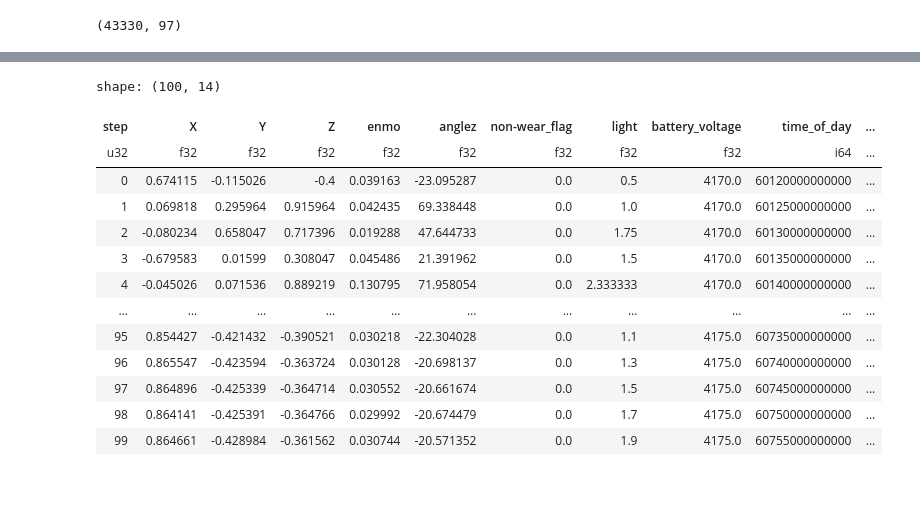
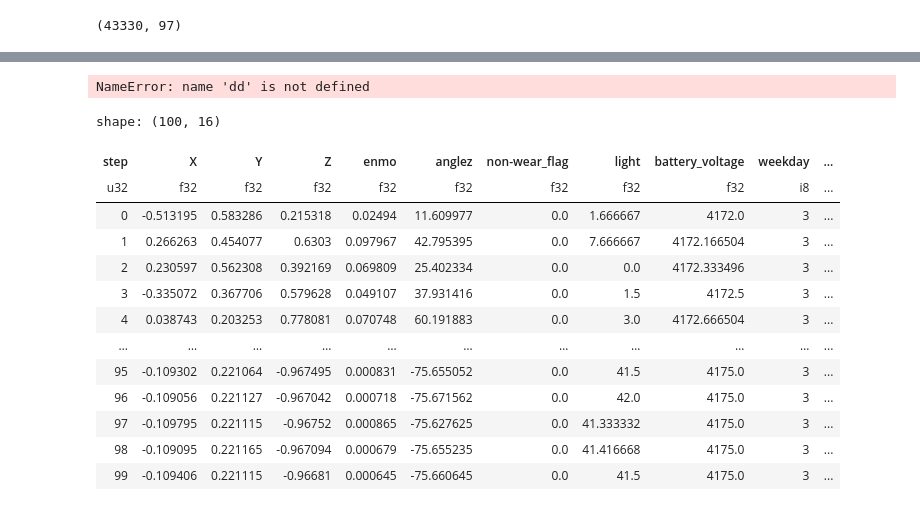
Before and after one commit to sumaniitm/child-mind-inst-problematic-internet-use-kaggle, a Jupyter notebook: suman-data-exploration.ipynb, the cells around one changed output, grey strips where cells are left out. Cells and saved outputs as stored; diff of their text form; code cells hidden in the pictures.

```diff
--- a/suman-data-exploration.ipynb
+++ b/suman-data-exploration.ipynb
@@ -185,0 +179,6 @@ parquet_sample_df = pl.read_parquet(sample_parquet_file)
+# %%
+#first_parquet_df.shape
+
+dd.sql("select id, count(1) from first_parquet_df group by id").pl()
+# %% [output]
+NameError: name 'dd' is not defined
@@ -186,17 +206,35 @@ parquet_sample_df = pl.read_parquet(sample_parquet_file)
+# %%
+parquet_file_name = "id={0}/*.parquet".format('90161e10')
+parquet_file_path = config_dict['train_parquet_root_path']+parquet_file_name
+parquet_df = pl.read_parquet(parquet_file_path)
+
+parquet_df = parquet_df.with_columns([
+    pl.col("time_of_day").map_elements(get_hours, return_dtype=pl.Int32).alias("hour_of_day"),
+    pl.col("time_of_day").map_elements(get_mins, return_dtype=pl.Int32).alias("min_of_day"),
+    pl.col("time_of_day").map_elements(get_secs, return_dtype=pl.Int32).alias("sec_of_day")
+])
+
+parquet_df = parquet_df.drop(['time_of_day'])
+#first_parquet_df = pl.concat([first_parquet_df, parquet_df])
+# %%
+parquet_df = parquet_df.drop(['id'])
+parquet_df = parquet_df.with_columns([
+    pl.lit("90161e10").alias("id")
+])
 # %%
-parquet_sample_df.head(100)
+parquet_df.head(100)
 # %% [output]
-shape: (100, 14)
+shape: (100, 16)
-| step | X | Y | Z | enmo | anglez | non-wear_flag | light | battery_voltage | time_of_day | ... |
-| u32 | f32 | f32 | f32 | f32 | f32 | f32 | f32 | f32 | i64 | ... |
-| 0 | 0.674115 | -0.115026 | -0.4 | 0.039163 | -23.095287 | 0.0 | 0.5 | 4170.0 | 60120000000000 | ... |
-| 1 | 0.069818 | 0.295964 | 0.915964 | 0.042435 | 69.338448 | 0.0 | 1.0 | 4170.0 | 60125000000000 | ... |
-| 2 | -0.080234 | 0.658047 | 0.717396 | 0.019288 | 47.644733 | 0.0 | 1.75 | 4170.0 | 60130000000000 | ... |
-| 3 | -0.679583 | 0.01599 | 0.308047 | 0.045486 | 21.391962 | 0.0 | 1.5 | 4170.0 | 60135000000000 | ... |
-| 4 | -0.045026 | 0.071536 | 0.889219 | 0.130795 | 71.958054 | 0.0 | 2.333333 | 4170.0 | 60140000000000 | ... |
+| step | X | Y | Z | enmo | anglez | non-wear_flag | light | battery_voltage | weekday | ... |
+| u32 | f32 | f32 | f32 | f32 | f32 | f32 | f32 | f32 | i8 | ... |
+| 0 | -0.513195 | 0.583286 | 0.215318 | 0.02494 | 11.609977 | 0.0 | 1.666667 | 4172.0 | 3 | ... |
+| 1 | 0.266263 | 0.454077 | 0.6303 | 0.097967 | 42.795395 | 0.0 | 7.666667 | 4172.166504 | 3 | ... |
+| 2 | 0.230597 | 0.562308 | 0.392169 | 0.069809 | 25.402334 | 0.0 | 0.0 | 4172.333496 | 3 | ... |
+| 3 | -0.335072 | 0.367706 | 0.579628 | 0.049107 | 37.931416 | 0.0 | 1.5 | 4172.5 | 3 | ... |
+| 4 | 0.038743 | 0.203253 | 0.778081 | 0.070748 | 60.191883 | 0.0 | 3.0 | 4172.666504 | 3 | ... |
 | … | … | … | … | … | … | … | … | … | … | ... |
-| 95 | 0.854427 | -0.421432 | -0.390521 | 0.030218 | -22.304028 | 0.0 | 1.1 | 4175.0 | 60735000000000 | ... |
-| 96 | 0.865547 | -0.423594 | -0.363724 | 0.030128 | -20.698137 | 0.0 | 1.3 | 4175.0 | 60740000000000 | ... |
-| 97 | 0.864896 | -0.425339 | -0.364714 | 0.030552 | -20.661674 | 0.0 | 1.5 | 4175.0 | 60745000000000 | ... |
-| 98 | 0.864141 | -0.425391 | -0.364766 | 0.029992 | -20.674479 | 0.0 | 1.7 | 4175.0 | 60750000000000 | ... |
-| 99 | 0.864661 | -0.428984 | -0.361562 | 0.030744 | -20.571352 | 0.0 | 1.9 | 4175.0 | 60755000000000 | ... |
+| 95 | -0.109302 | 0.221064 | -0.967495 | 0.000831 | -75.655052 | 0.0 | 41.5 | 4175.0 | 3 | ... |
+| 96 | -0.109056 | 0.221127 | -0.967042 | 0.000718 | -75.671562 | 0.0 | 42.0 | 4175.0 | 3 | ... |
+| 97 | -0.109795 | 0.221115 | -0.96752 | 0.000865 | -75.627625 | 0.0 | 41.333332 | 4175.0 | 3 | ... |
+| 98 | -0.109095 | 0.221165 | -0.967094 | 0.000679 | -75.655235 | 0.0 | 41.416668 | 4175.0 | 3 | ... |
+| 99 | -0.109406 | 0.221115 | -0.96681 | 0.000645 | -75.660645 | 0.0 | 41.5 | 4175.0 | 3 | ... |
```
Also changed, not shown: parts of 16 cells of this notebook.
